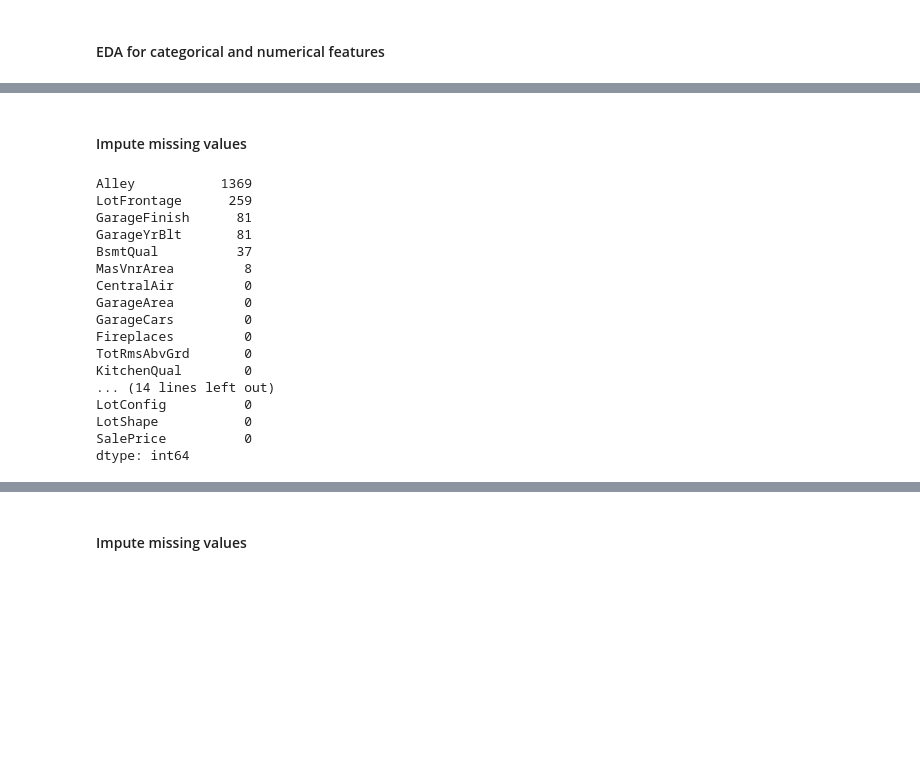
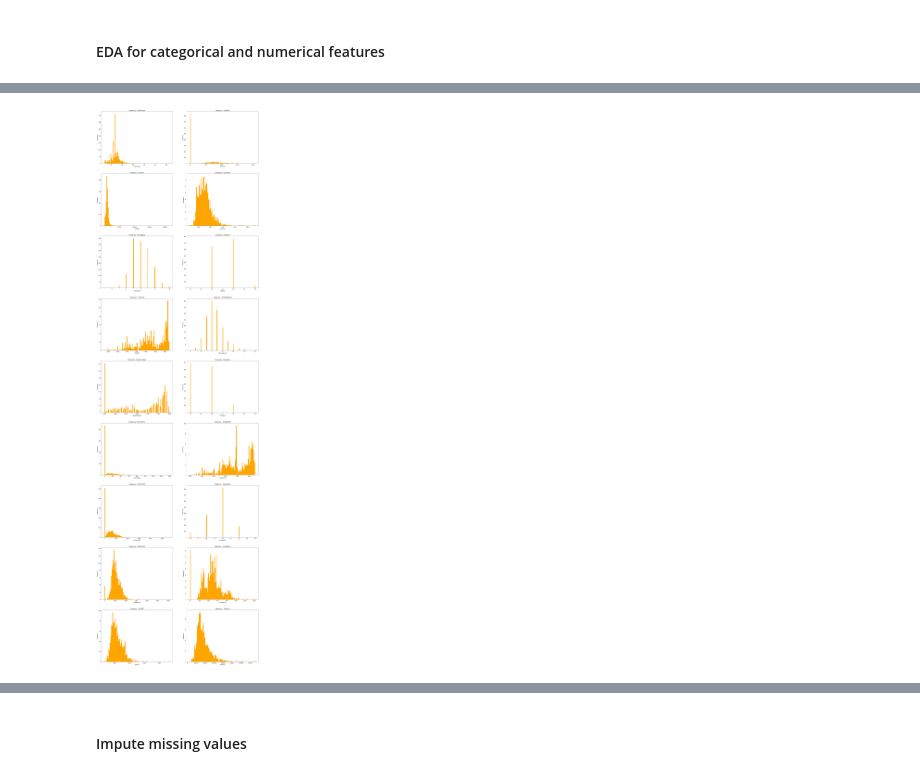
Before and after one commit to uzunb/house-prices-prediction-LGBM, a Jupyter notebook: main.ipynb, the cells around one changed output, grey strips where cells are left out. Cells and saved outputs as stored; diff of their text form; code cells hidden in the pictures; blank space fills up the shorter version.

```diff
--- a/main.ipynb
+++ b/main.ipynb
@@ -119,9 +140,14 @@ col_list=df.columns.tolist()
 # %%
-#Make lists for categorical and numerical data
-cat_cols=[]
-num_cols=[]
-for i in col_list:
-    if df[i].dtype == "object":
-        cat_cols.append(i)
-    elif df[i].dtype == "int64" or df[i].dtype == "float64":
-        num_cols.append(i)
+col_list=droppedDf.columns.tolist()
+
+def splitCategoricalAndNumericalData(col_list: list):
+    cat_cols=[]
+    num_cols=[]
+    for i in col_list:
+        if df[i].dtype == "object":
+            cat_cols.append(i)
+        elif df[i].dtype == "int64" or df[i].dtype == "float64":
+            num_cols.append(i)
+    return cat_cols, num_cols
+
+cat_cols, num_cols = splitCategoricalAndNumericalData(col_list)
@@ -136,4 +153,0 @@ def plotHistogram(var):
-# %%
-#Show the histogram for every numeric features
-for i in num_cols:
-    plotHistogram(i)
@@ -167,3 +153,0 @@ def plotBar(var,n=5):
-# %%
-for i in cat_cols:
-    plotBar(i)
@@ -263,22 +154,16 @@ droppedDf.head()
-# %% [markdown]
-#### Impute missing values
-# %%
-droppedDf.isnull().sum().sort_values(ascending=False)
-# %% [output]
-Alley           1369
-LotFrontage      259
-GarageFinish      81
-GarageYrBlt       81
-BsmtQual          37
-MasVnrArea         8
-CentralAir         0
-GarageArea         0
-GarageCars         0
-Fireplaces         0
-TotRmsAbvGrd       0
-KitchenQual        0
-... (14 lines left out)
-LotConfig          0
-LotShape           0
-SalePrice          0
-dtype: int64
+# %%
+rowNumberOfPlot = len(num_cols)//2
+
+def multiplePlot(row, col, df, columns):
+    fig, axs = plt.subplots(row, col,figsize=(25,row*10))
+    for i in range(col):
+        for j in range(row):
+            featureName = columns[i*row + j]
+            df_i = df[featureName]
+            axs[j, i].hist(df_i,bins=100,color="orange")
+            axs[j, i].set_title("Frequency - {}".format(featureName))
+            axs[j, i].set(xlabel=featureName, ylabel="Frequency")
+
+multiplePlot(rowNumberOfPlot,2,df,num_cols)
+# %% [output]
+[figure, added]
```
Also changed, not shown: parts of 41 cells of this notebook.
